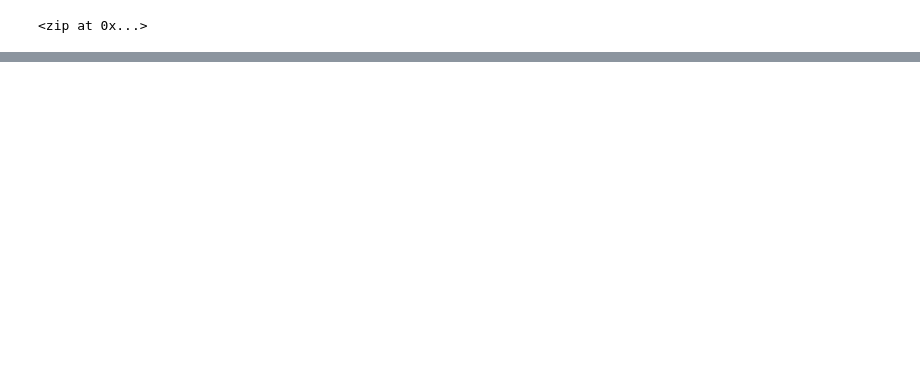
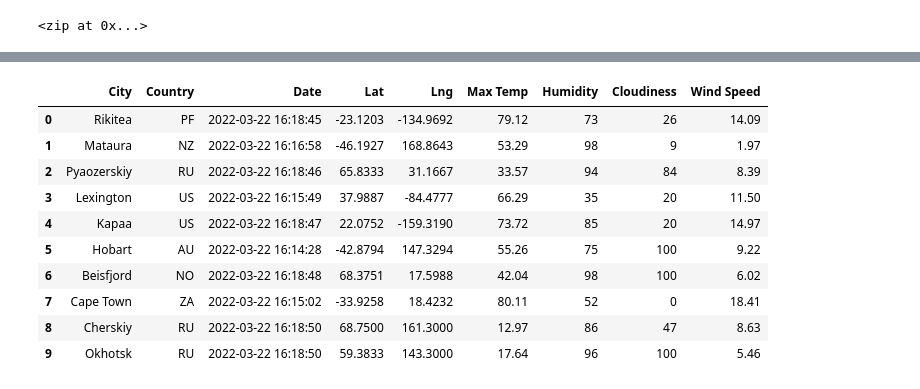
Before and after one commit to kaitlynhop/World_Weather_Analysis, a Jupyter notebook: WeatherPy.ipynb, the cells around one changed output, grey strips where cells are left out. Drawn from its saved outputs; the diff is of its cells as text; code cells hidden in the pictures; blank space fills up the shorter version.

```diff
--- a/WeatherPy.ipynb
+++ b/WeatherPy.ipynb
@@ -33,0 +162,19 @@ len(cities)
+# %%
+# Reorder columns
+new_column_order = ["City", "Country", "Date", "Lat", "Lng", "Max Temp", "Humidity", "Cloudiness", "Wind Speed"]
+
+city_data_df = city_data_df[new_column_order]
+
+city_data_df.head(10)
+# %% [output]
+|  | City | Country | Date | Lat | Lng | Max Temp | Humidity | Cloudiness | Wind Speed |
+| 0 | Rikitea | PF | 2022-03-22 16:18:45 | -23.1203 | -134.9692 | 79.12 | 73 | 26 | 14.09 |
+| 1 | Mataura | NZ | 2022-03-22 16:16:58 | -46.1927 | 168.8643 | 53.29 | 98 | 9 | 1.97 |
+| 2 | Pyaozerskiy | RU | 2022-03-22 16:18:46 | 65.8333 | 31.1667 | 33.57 | 94 | 84 | 8.39 |
+| 3 | Lexington | US | 2022-03-22 16:15:49 | 37.9887 | -84.4777 | 66.29 | 35 | 20 | 11.50 |
+| 4 | Kapaa | US | 2022-03-22 16:18:47 | 22.0752 | -159.3190 | 73.72 | 85 | 20 | 14.97 |
+| 5 | Hobart | AU | 2022-03-22 16:14:28 | -42.8794 | 147.3294 | 55.26 | 75 | 100 | 9.22 |
+| 6 | Beisfjord | NO | 2022-03-22 16:18:48 | 68.3751 | 17.5988 | 42.04 | 98 | 100 | 6.02 |
+| 7 | Cape Town | ZA | 2022-03-22 16:15:02 | -33.9258 | 18.4232 | 80.11 | 52 | 0 | 18.41 |
+| 8 | Cherskiy | RU | 2022-03-22 16:18:50 | 68.7500 | 161.3000 | 12.97 | 86 | 47 | 8.63 |
+| 9 | Okhotsk | RU | 2022-03-22 16:18:50 | 59.3833 | 143.3000 | 17.64 | 96 | 100 | 5.46 |
```
Also changed, not shown: parts of 11 cells of this notebook, 2 other files.
